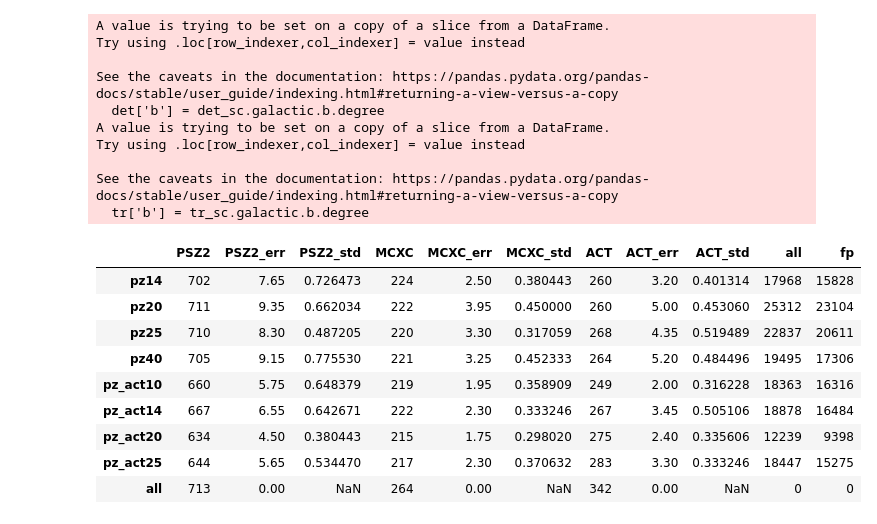
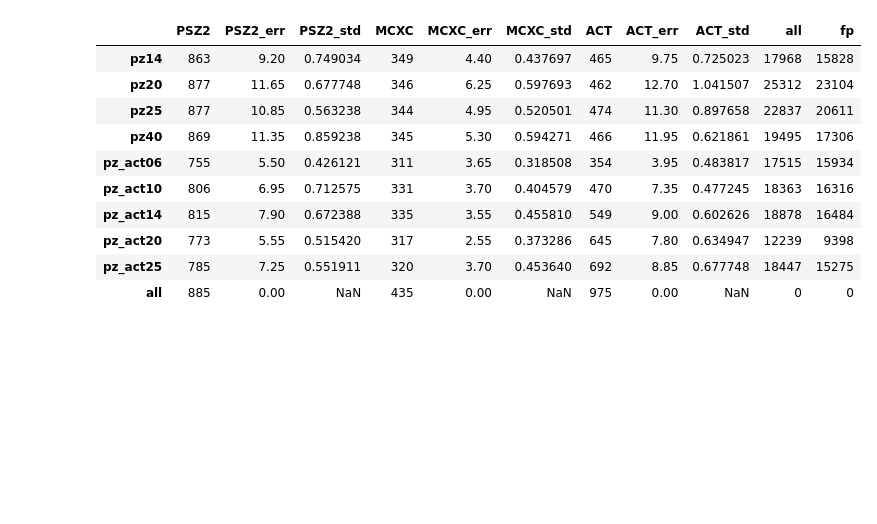
Before and after one commit to rt2122/data-segmentation-2, a Jupyter notebook: visualizations/cats_comp_fixed.ipynb, the cells around one changed output. Cells and saved outputs as stored; diff of their text form; code cells hidden in the pictures; blank space fills up the shorter version.

```diff
--- a/visualizations/cats_comp_fixed.ipynb
+++ b/visualizations/cats_comp_fixed.ipynb
@@ -121,0 +42,15 @@ def gen_tables(det_cats_files, true_cats_files, z_cut = -1, m_cut=-1, b_cut=None
+# %%
+def cut_cat(df, dict_cut = {'z' : [-np.inf, np.inf], 'M500' : [-np.inf, np.inf], 'b' :[-np.inf, np.inf]}):
+
+    sc = SkyCoord(ra=np.array(df['RA'])*u.degree,
+                  dec=np.array(df['DEC'])*u.degree, frame='icrs')
+    df['b'] = sc.galactic.b.degree
+    for prm in dict_cut:
+        if prm == 'b':
+            df = df[np.abs(df[prm]) >= dict_cut[prm][0]]
+            df = df[np.abs(df[prm]) < dict_cut[prm][1]]
+
+        df = df[df[prm] >= dict_cut[prm][0]]
+        df = df[df[prm] < dict_cut[prm][1]]
+    df.index = np.arange(len(df))
+    return df
@@ -164,27 +154,20 @@ recall
+# %%
+true_cats_files = [file for file in true_cats_files if not ('RM' in file)]
 # %%
-comp, recall = gen_tables(det_cats_files, true_cats_files, m_cut=4)
+comp, recall = gen_tables(det_cats_files, true_cats_files, dict_cut={'M500' : [3, np.inf]})
 comp
 # %% [output]
-A value is trying to be set on a copy of a slice from a DataFrame.
-Try using .loc[row_indexer,col_indexer] = value instead
-
-See the caveats in the documentation: https://pandas.pydata.org/pandas-docs/stable/user_guide/indexing.html#returning-a-view-versus-a-copy
-  det['b'] = det_sc.galactic.b.degree
-A value is trying to be set on a copy of a slice from a DataFrame.
-Try using .loc[row_indexer,col_indexer] = value instead
-
-See the caveats in the documentation: https://pandas.pydata.org/pandas-docs/stable/user_guide/indexing.html#returning-a-view-versus-a-copy
-  tr['b'] = tr_sc.galactic.b.degree
 |  | PSZ2 | PSZ2_err | PSZ2_std | MCXC | MCXC_err | MCXC_std | ACT | ACT_err | ACT_std | all | fp |
-| pz14 | 702 | 7.65 | 0.726473 | 224 | 2.50 | 0.380443 | 260 | 3.20 | 0.401314 | 17968 | 15828 |
-| pz20 | 711 | 9.35 | 0.662034 | 222 | 3.95 | 0.450000 | 260 | 5.00 | 0.453060 | 25312 | 23104 |
-| pz25 | 710 | 8.30 | 0.487205 | 220 | 3.30 | 0.317059 | 268 | 4.35 | 0.519489 | 22837 | 20611 |
-| pz40 | 705 | 9.15 | 0.775530 | 221 | 3.25 | 0.452333 | 264 | 5.20 | 0.484496 | 19495 | 17306 |
-| pz_act10 | 660 | 5.75 | 0.648379 | 219 | 1.95 | 0.358909 | 249 | 2.00 | 0.316228 | 18363 | 16316 |
-| pz_act14 | 667 | 6.55 | 0.642671 | 222 | 2.30 | 0.333246 | 267 | 3.45 | 0.505106 | 18878 | 16484 |
-| pz_act20 | 634 | 4.50 | 0.380443 | 215 | 1.75 | 0.298020 | 275 | 2.40 | 0.335606 | 12239 | 9398 |
-| pz_act25 | 644 | 5.65 | 0.534470 | 217 | 2.30 | 0.370632 | 283 | 3.30 | 0.333246 | 18447 | 15275 |
-| all | 713 | 0.00 | NaN | 264 | 0.00 | NaN | 342 | 0.00 | NaN | 0 | 0 |
+| pz14 | 863 | 9.20 | 0.749034 | 349 | 4.40 | 0.437697 | 465 | 9.75 | 0.725023 | 17968 | 15828 |
+| pz20 | 877 | 11.65 | 0.677748 | 346 | 6.25 | 0.597693 | 462 | 12.70 | 1.041507 | 25312 | 23104 |
+| pz25 | 877 | 10.85 | 0.563238 | 344 | 4.95 | 0.520501 | 474 | 11.30 | 0.897658 | 22837 | 20611 |
+| pz40 | 869 | 11.35 | 0.859238 | 345 | 5.30 | 0.594271 | 466 | 11.95 | 0.621861 | 19495 | 17306 |
+| pz_act06 | 755 | 5.50 | 0.426121 | 311 | 3.65 | 0.318508 | 354 | 3.95 | 0.483817 | 17515 | 15934 |
+| pz_act10 | 806 | 6.95 | 0.712575 | 331 | 3.70 | 0.404579 | 470 | 7.35 | 0.477245 | 18363 | 16316 |
+| pz_act14 | 815 | 7.90 | 0.672388 | 335 | 3.55 | 0.455810 | 549 | 9.00 | 0.602626 | 18878 | 16484 |
+| pz_act20 | 773 | 5.55 | 0.515420 | 317 | 2.55 | 0.373286 | 645 | 7.80 | 0.634947 | 12239 | 9398 |
+| pz_act25 | 785 | 7.25 | 0.551911 | 320 | 3.70 | 0.453640 | 692 | 8.85 | 0.677748 | 18447 | 15275 |
+| all | 885 | 0.00 | NaN | 435 | 0.00 | NaN | 975 | 0.00 | NaN | 0 | 0 |
 # %%
 recall
 # %% [output]
```
Also changed, not shown: parts of 21 cells of this notebook, 1 other file.
